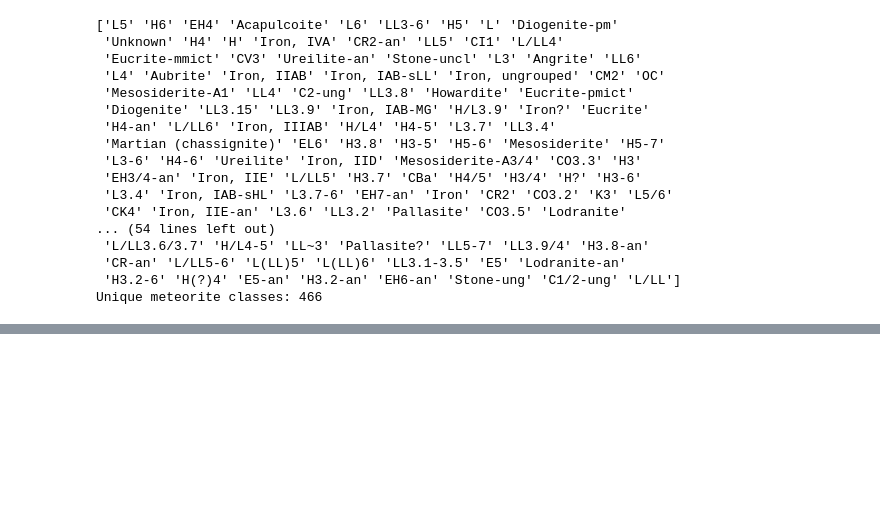
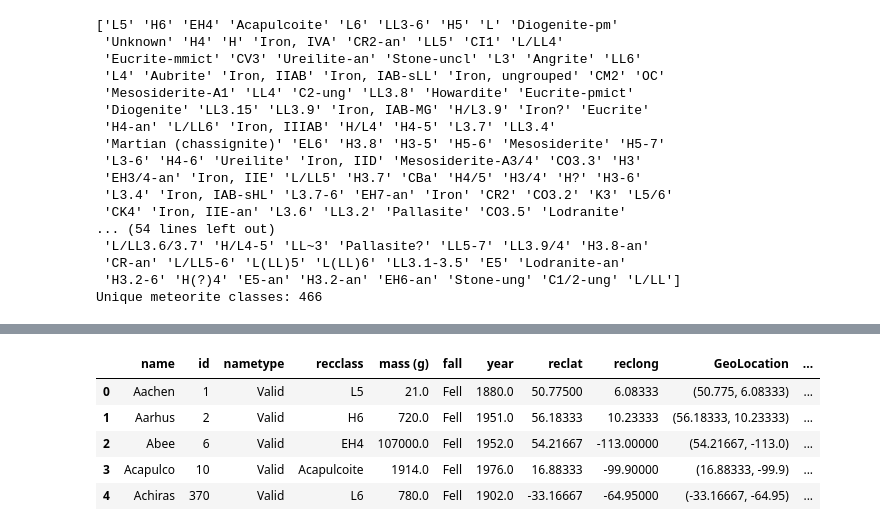
Before and after one commit to TheOceanMan7/meteorite-data, a Jupyter notebook: Meteorite_Landings.ipynb, the cells around one changed output, grey strips where cells are left out. Drawn from its saved outputs; the diff is of its cells as text; code cells hidden in the pictures; blank space fills up the shorter version.

Commit message:
Price tagger fully functional

```diff
--- a/Meteorite_Landings.ipynb
+++ b/Meteorite_Landings.ipynb
@@ -223,12 +223,16 @@ print(f"Unique meteorite classes: {df['recclass'].nunique()}")
  'H3.2-6' 'H(?)4' 'E5-an' 'H3.2-an' 'EH6-an' 'Stone-ung' 'C1/2-ung' 'L/LL']
 Unique meteorite classes: 466
 # %%
-#TODO Function to calculate a price for each meteorites, fallen and found
+# Functions to calculate a price for each meteorites, fallen and found
+# ----------------------------------------------------------------------
 # Martian and Lunar are worth $1k/gram
 # Stone and Chondrites are worth $20/gram
 # Pallasites and Mesosiderites are worth $12/grams
 # Iron is worth $5/gram
+# Anything else is worth $0.5/gram
+#-----------------------------------------------------------------------
 # CLASSIFICATIONS
+#
 # Chondrites = [CI, CM, CO, CV, CK, CR, CR, CH, CB,
 #               H, L, LL, EH, EL, R, K, Howardite, Eucrite, Diogenite,
 #               Angrite, Aubrite, Ureilite, Brachinite]
@@ -239,27 +243,74 @@ Unique meteorite classes: 466
 #
 # Iron = [Iron]
 #
+# -----------------------------------------------------------------------
 # Two columns to be used: recclass and mass (g)
 #
-# Such that if a meteorite falls in a certain class,
+# Such that if a meteorite['recclass'] falls in a certain class,
 # Then calculate the price by its grams based on the classification
-def price_tagger(meteorite_class):
-    if re.search(r'Lunar', meteorite_class, re.I):
+
+def meteorite_genclassifier(meteorite_recclass):
+    if re.search(r'Lunar', meteorite_recclass, re.I):
         return 'MOON'
-    elif re.search(r'Martian', meteorite_class, re.I):
+    elif re.search(r'Martian', meteorite_recclass, re.I):
         return 'MARS'
-    elif re.search(r'O?C[0-9]?[A-Z]?', meteorite_class, re.I) \
-        or re.search(r'\b[EHKLR][LH]?[0-9]?\b', meteorite_class, re.I): #MISSING re (?<!Pallas|Mesosider)ite
+    elif re.search(r'O?C[0-9]?[A-Z]?', meteorite_recclass, re.I) \
+        or re.search(r'\b[EHKLR][LH]?[0-9]?\b', meteorite_recclass, re.I) \
+        or re.search(r'(?<!Pallas|Mesosider)ite', meteorite_recclass, re.I) \
+        or re.search(r'Stone-ung', meteorite_recclass, re.I):
         return 'STONE'
-    elif re.search(r'(Pallas|Mesosider)ite', meteorite_class, re.I):
+    elif re.search(r'(Pallas|Mesosider)ite', meteorite_recclass, re.I):
         return 'STONY_IRON'
-    elif re.search(r'Iron', meteorite_class, re.I):
+    elif re.search(r'Iron', meteorite_recclass, re.I):
         return 'IRON'
     else:
         return 'OTHER'
 
+def price_tagger(meteorite_genclass):
+    if meteorite_genclass['class'] in 'MOON' or meteorite_genclass['class'] in 'MARS':
+        price = meteorite_genclass['mass (g)'] * 1000.0
+        return price
+    elif meteorite_genclass['class'] in 'STONE':
+        price = meteorite_genclass['mass (g)'] * 20.0
+        return price
+    elif meteorite_genclass['class'] in 'STONY_IRON':
+        price = meteorite_genclass['mass (g)'] * 12.0
+        return price
+    elif meteorite_genclass['class'] in 'IRON':
+        price = meteorite_genclass['mass (g)'] * 5.0
+        return price
+    else:
+        price = meteorite_genclass['mass (g)'] * 0.5
+        return price
+
+## This function takes more time!!
+# def price_tagger2(meteorite):
+#     if re.search(r'Lunar', meteorite['recclass'], re.I) or re.search(r'Martian', meteorite['recclass'], re.I):
+#         price = meteorite['mass (g)'] * 1000.0
+#         return price
+
+#     elif re.search(r'O?C[0-9]?[A-Z]?', meteorite['recclass'], re.I) \
+#         or re.search(r'\b[EHKLR][LH]?[0-9]?\b', meteorite['recclass'], re.I) \
+#         or re.search(r'(?<!Pallas|Mesosider)ite', meteorite['recclass'], re.I) \
+#         or re.search(r'Stone-ung', meteorite['recclass'], re.I):
+#         price = meteorite['mass (g)'] * 20.0
+#         return price
+
+#     elif re.search(r'(Pallas|Mesosider)ite', meteorite['recclass'], re.I):
+#         price = meteorite['mass (g)'] * 12.0
+#         return price
+
+#     elif re.search(r'Iron', meteorite['recclass'], re.I):
+#         price = meteorite['mass (g)'] * 5.0
+#         return price
+
+#     else:
+#         price = meteorite['mass (g)'] * 0.5
+#         return price
+
 test = df.copy(deep=True)
-test['class'] = test['recclass'].apply(price_tagger)
-other = test[test['class'].str.contains('OTHER')]
-print(other['recclass'].unique())
+test['class'] = test['recclass'].apply(meteorite_genclassifier)
+test['price'] = test.apply(price_tagger, axis=1)
+#test['price'] = test.apply(price_tagger2, axis=1)
+test.head()
 # %% [output]
@@ -270,3 +317,9 @@ print(other['recclass'].unique())
+|  | name | id | nametype | recclass | mass (g) | fall | year | reclat | reclong | GeoLocation | ... |
+| 0 | Aachen | 1 | Valid | L5 | 21.0 | Fell | 1880.0 | 50.77500 | 6.08333 | (50.775, 6.08333) | ... |
+| 1 | Aarhus | 2 | Valid | H6 | 720.0 | Fell | 1951.0 | 56.18333 | 10.23333 | (56.18333, 10.23333) | ... |
+| 2 | Abee | 6 | Valid | EH4 | 107000.0 | Fell | 1952.0 | 54.21667 | -113.00000 | (54.21667, -113.0) | ... |
+| 3 | Acapulco | 10 | Valid | Acapulcoite | 1914.0 | Fell | 1976.0 | 16.88333 | -99.90000 | (16.88333, -99.9) | ... |
+| 4 | Achiras | 370 | Valid | L6 | 780.0 | Fell | 1902.0 | -33.16667 | -64.95000 | (-33.16667, -64.95) | ... |
 # %%
 import matplotlib.pyplot as plt
 %matplotlib inline
```
Also changed, not shown: parts of 5 cells of this notebook, 1 other file.
